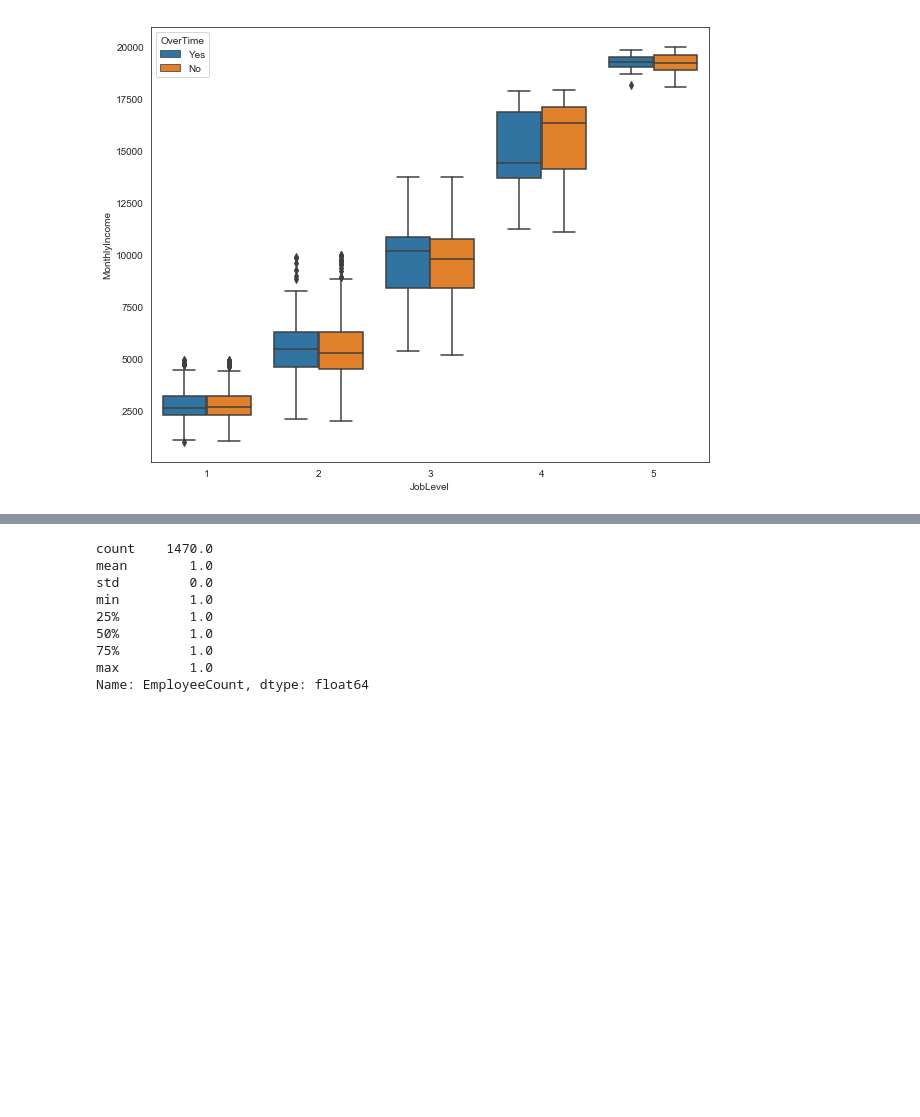
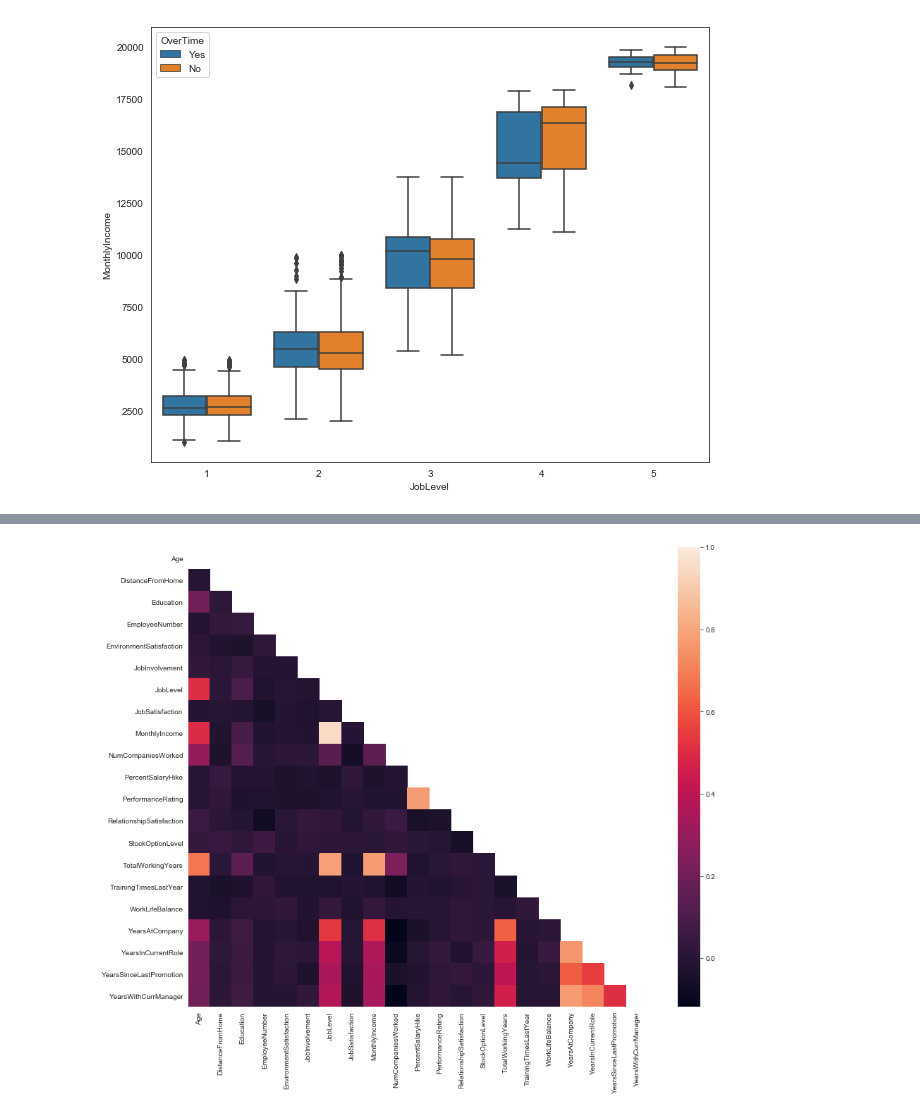
Before and after one commit to sohaibk321/feature_engineering, a Jupyter notebook: feature engineering.ipynb, the cells around one changed output, grey strips where cells are left out. Saved outputs shown, nothing was run; the diff lists cells and outputs as text; code cells hidden in the pictures; blank space fills up the shorter version.

```diff
--- a/feature engineering.ipynb
+++ b/feature engineering.ipynb
@@ -149,2 +148,28 @@ plt.show()
+# %%
+corrmat = ndf.corr()
+mask = np.zeros_like(corrmat)
+mask[np.triu_indices_from(mask)] = True
+# Set up the matplotlib figure.
+f, ax = plt.subplots(figsize=(15, 12))
+
+# Draw the heatmap using seaborn
+sns.heatmap(corrmat, mask=mask, vmax=1, square=True)
+plt.show()
+
+
+#joblevel,monthly income seem to be similar
+# years at current role, years w current managerseems irrelevant
+#means = df[['JobLevel','MonthlyIncome','PercentSalaryHike']].mean(axis=0)
+#stds = df[['JobLevel','MonthlyIncome','PercentSalaryHike']].std(axis=0)
+#features['trust_fair_help'] = ((df[['ppltrst','pplfair','pplhlp']] - means) / stds).mean(axis=1)
+
+# Check how well the composite correlates with each of the individual variables.
+#plotdf = df.loc[:, ['ppltrst', 'pplfair', 'pplhlp']]
+#plotdf['trust_fair_help'] = features['trust_fair_help']
+#corrmat2 = plotdf.corr()
+#corrmat2
+#print(corrmat2)
+# %% [output]
+[figure, added]
 # %%
 #overtime seems like a plausable feature to look at further
@@ -152,13 +177 @@ features = pd.get_dummies(df['OverTime'])
 features['YearlyIncome'] = df['MonthlyIncome'] * 12
-# %%
-df.EmployeeCount.describe()
-# %% [output]
-count    1470.0
-mean        1.0
-std         0.0
-min         1.0
-25%         1.0
-50%         1.0
-75%         1.0
-max         1.0
-Name: EmployeeCount, dtype: float64
```
Also changed, not shown: parts of 12 cells of this notebook.
